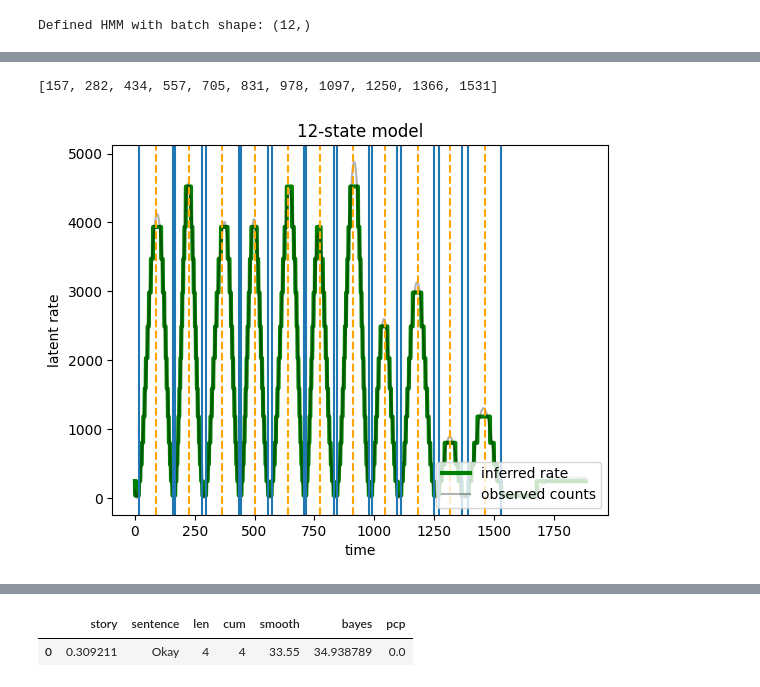
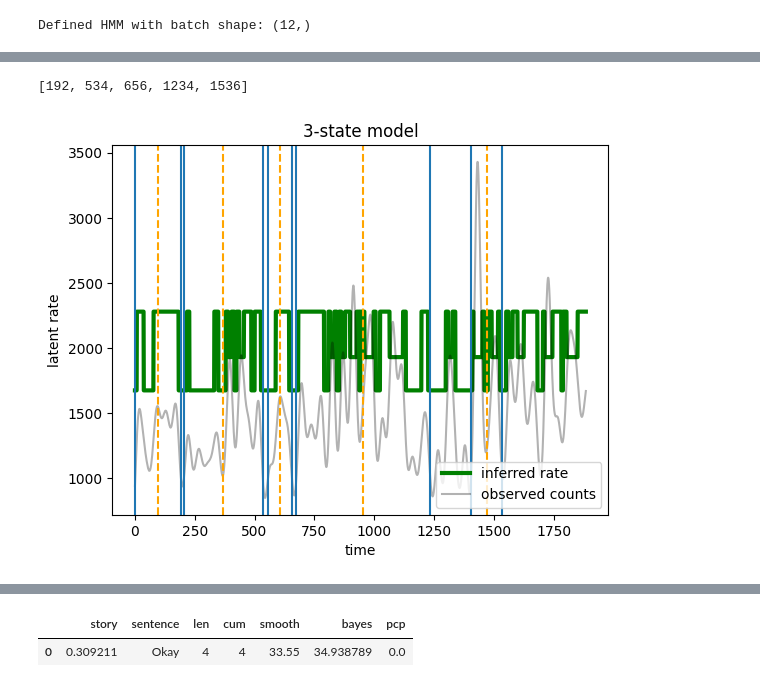
Before and after one commit to poloniki/quint, a Jupyter notebook: notebooks/Rank_Sentences_NLTK.ipynb, the cells around one changed output, grey strips where cells are left out. Saved outputs shown, nothing was run; the diff lists cells and outputs as text; code cells hidden in the pictures.

```diff
--- a/notebooks/Rank_Sentences_NLTK.ipynb
+++ b/notebooks/Rank_Sentences_NLTK.ipynb
@@ -103,3 +107,20 @@ sns.lineplot(data=df.loc[(df.cum>20000)&(df.cum<20500)], y='smooth', x='cum')
 # %% [output]
 <AxesSubplot:xlabel='cum', ylabel='smooth'>
 [figure]
+# %%
+from scipy import signal
+t = np.array(story)
+
+b, a = signal.butter(10, 0.05)
+
+fgust = signal.filtfilt(b, a, sig, method="gust")
+
+fpad = signal.filtfilt(b, a, story, padlen=50)
+plt.plot(sig, 'k-', label='input')
+#plt.plot(fgust, 'b-', linewidth=4, label='gust')
+plt.plot(fpad, 'c-', linewidth=1.5, label='pad')
+plt.legend(loc='best')
+plt.show()
+
+df['smooth'] = fpad
+df['smooth'] = df['smooth'].apply(lambda x: round(round(x*100,2)**2,0))
@@ -257,7 +286,7 @@ total_categories
 import matplotlib.pyplot as plt
 
 fig,ax = plt.subplots()
-number = 11
+number = 1
 ax.plot(tf.gather(learned_model_rates, most_probable_states[number]), c='green', lw=3, label='inferred rate')
 ax.plot(observed_counts, c='black', alpha=0.3, label='observed counts')
 ax.set_ylabel("latent rate")
@@ -332,7 +354,7 @@ new_outliers_loc
 import matplotlib.pyplot as plt
 
 fig,ax = plt.subplots()
-number = 11
+number = 2
 ax.plot(tf.gather(learned_model_rates, most_probable_states[number]), c='green', lw=3, label='inferred rate')
 ax.plot(observed_counts, c='black', alpha=0.3, label='observed counts')
 ax.set_ylabel("latent rate")
@@ -388,30 +393,30 @@ Range : 1394 , 1531
 # %%
 import matplotlib.pyplot as plt
 
 fig,ax = plt.subplots()
-number = 11
+number = 2
 ax.plot(tf.gather(learned_model_rates, most_probable_states[number]), c='green', lw=3, label='inferred rate')
 ax.plot(observed_counts, c='black', alpha=0.3, label='observed counts')
 ax.set_ylabel("latent rate")
 ax.set_xlabel("time")
 ax.set_title("{}-state model".format(number+1))
 ax.legend(loc=4)
 
 outliers_loc = time_diff['cum'][time_diff['outliers']==1].index.tolist()
 
 # for outlier in outliers_loc:
 #     outliers_loc.append(outlier - 1)
 
 for outlier in new_outliers_loc:
     ax.axvline(outlier)
 
 for mean in index_means:
     ax.axvline(mean , color = 'orange' , linestyle = '--')
 
 outliers_loc
 # %% [output]
-[157, 282, 434, 557, 705, 831, 978, 1097, 1250, 1366, 1531]
+[192, 534, 656, 1234, 1536]
-[figure, old version]
+[figure, new version]
 # %%
 # indexes = new_time_diff['index']
 # middle_points = []
```
Also changed, not shown: parts of 15 cells of this notebook, 15 other files.
